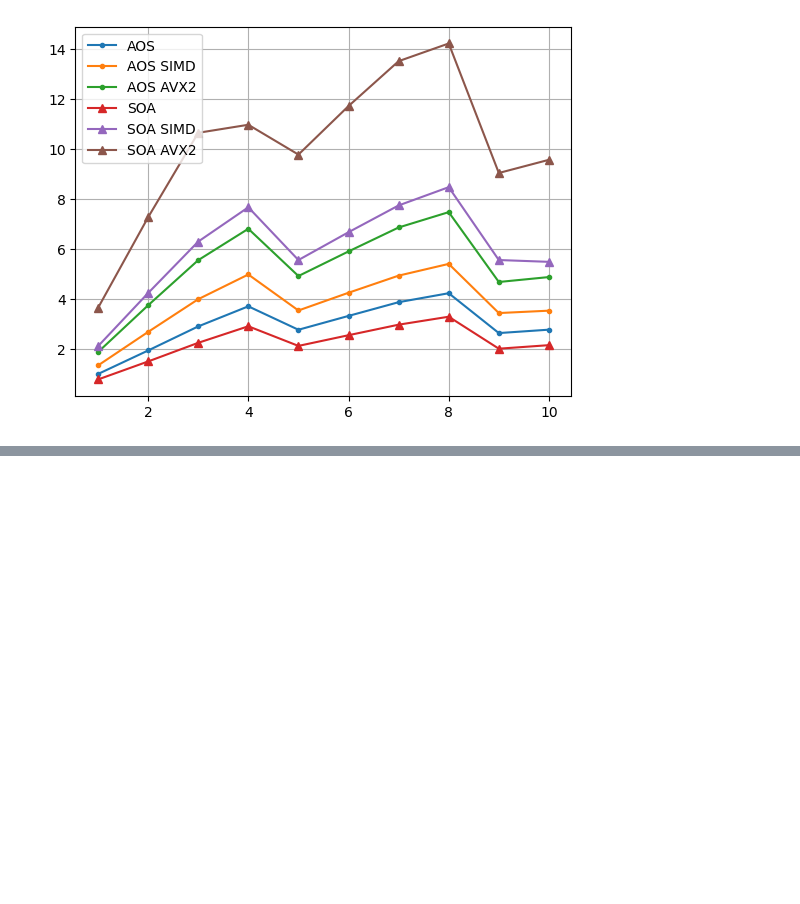
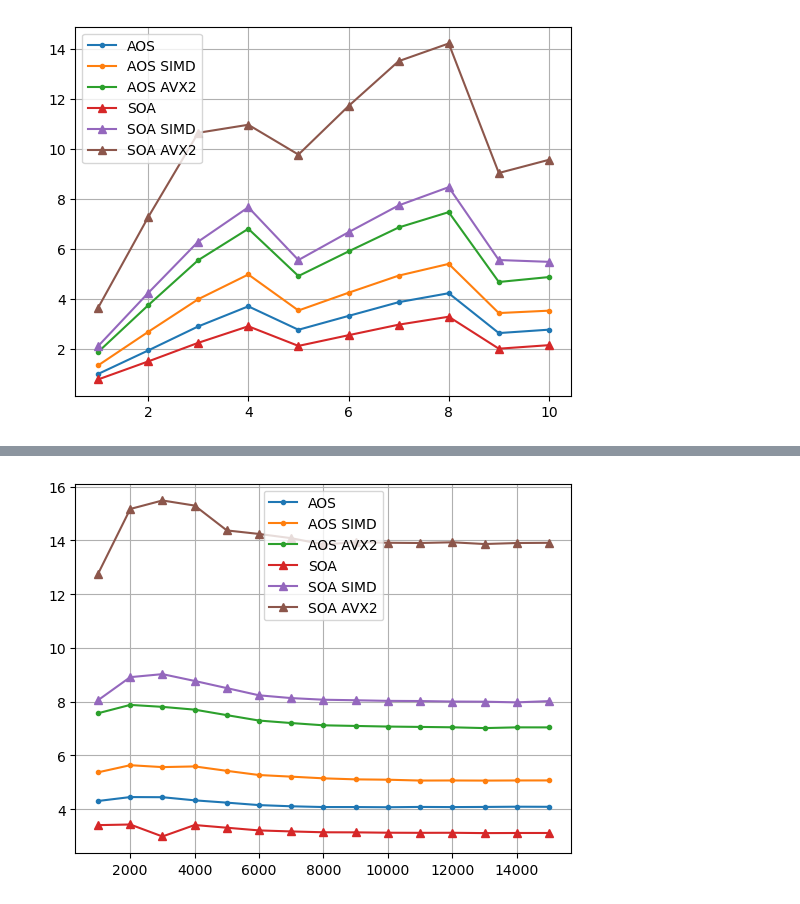
Before and after one commit to LucchesiCarlo/Parallel_Computing_First, a Jupyter notebook: Elaborate_Results.ipynb, the cells around one changed output, grey strips where cells are left out. Drawn from its saved outputs; the diff is of its cells as text; code cells hidden in the pictures; blank space fills up the shorter version.

Commit message:
Python script systematically test for increasing load. Update of the notebook jupyter for view the new data.

```diff
--- a/Elaborate_Results.ipynb
+++ b/Elaborate_Results.ipynb
@@ -78,0 +83,18 @@ plt.grid()
+# %%
+sequential_series = []
+parallel_AOS_series = []
+parallel_AOS_simd_series = []
+parallel_AOS_simd_manual_series = []
+parallel_SOA_series = []
+parallel_SOA_simd_series = []
+parallel_SOA_simd_manual_series = []
+# %%
+loads = range(1000,15001,1000)
+for l in loads:
+    sequential_series.append(scrape_data(out_dir + sequential_name + f"_load{l}"))
+    parallel_AOS_series.append(scrape_data(out_dir + parallel_AOS + f"_load{l}"))
+    parallel_AOS_simd_series.append(scrape_data(out_dir + parallel_AOS_simd + f"_load{l}"))
+    parallel_AOS_simd_manual_series.append(scrape_data(out_dir + parallel_AOS_simd_manual + f"_load{l}"))
+    parallel_SOA_series.append(scrape_data(out_dir + parallel_SOA + f"_load{l}"))
+    parallel_SOA_simd_series.append(scrape_data(out_dir + parallel_SOA_simd + f"_load{l}"))
+    parallel_SOA_simd_manual_series.append(scrape_data(out_dir + parallel_SOA_simd_manual + f"_load{l}"))
@@ -78,0 +113,12 @@ plt.grid()
+# %%
+plt.plot(loads, [np.mean(sequential_series[i]) / np.mean(parallel_AOS_series[i]) for i in range(len(loads))], label = "AOS", marker = ".")
+plt.plot(loads, [np.mean(sequential_series[i]) / np.mean(parallel_AOS_simd_series[i]) for i in range(len(loads))], label = "AOS SIMD", marker = ".")
+plt.plot(loads, [np.mean(sequential_series[i]) / np.mean(parallel_AOS_simd_manual_series[i]) for i in range(len(loads))], label = "AOS AVX2", marker = ".")
+plt.plot(loads, [np.mean(sequential_series[i]) / np.mean(parallel_SOA_series[i]) for i in range(len(loads))], label = "SOA", marker = "^")
+plt.plot(loads, [np.mean(sequential_series[i]) / np.mean(parallel_SOA_simd_series[i]) for i in range(len(loads))], label = "SOA SIMD", marker = "^")
+plt.plot(loads, [np.mean(sequential_series[i]) / np.mean(parallel_SOA_simd_manual_series[i]) for i in range(len(loads))], label = "SOA AVX2", marker = "^")
+
+plt.legend()
+plt.grid()
+# %% [output]
+[figure, added]
```
Also changed, not shown: parts of 3 cells of this notebook, 2 other files.
